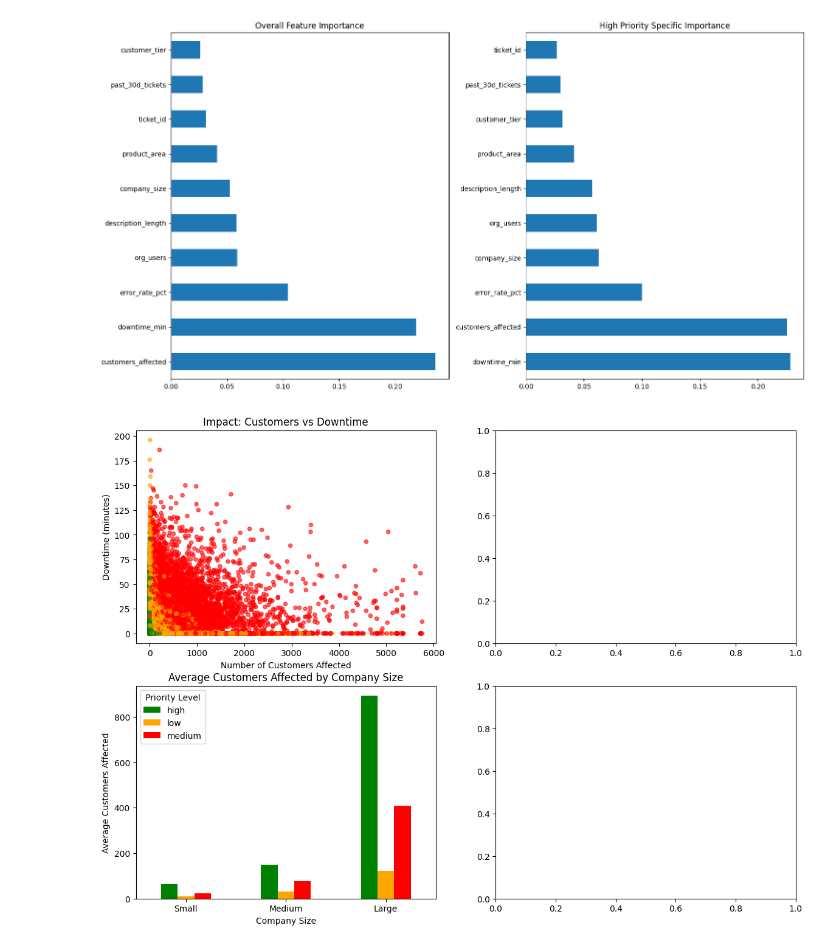
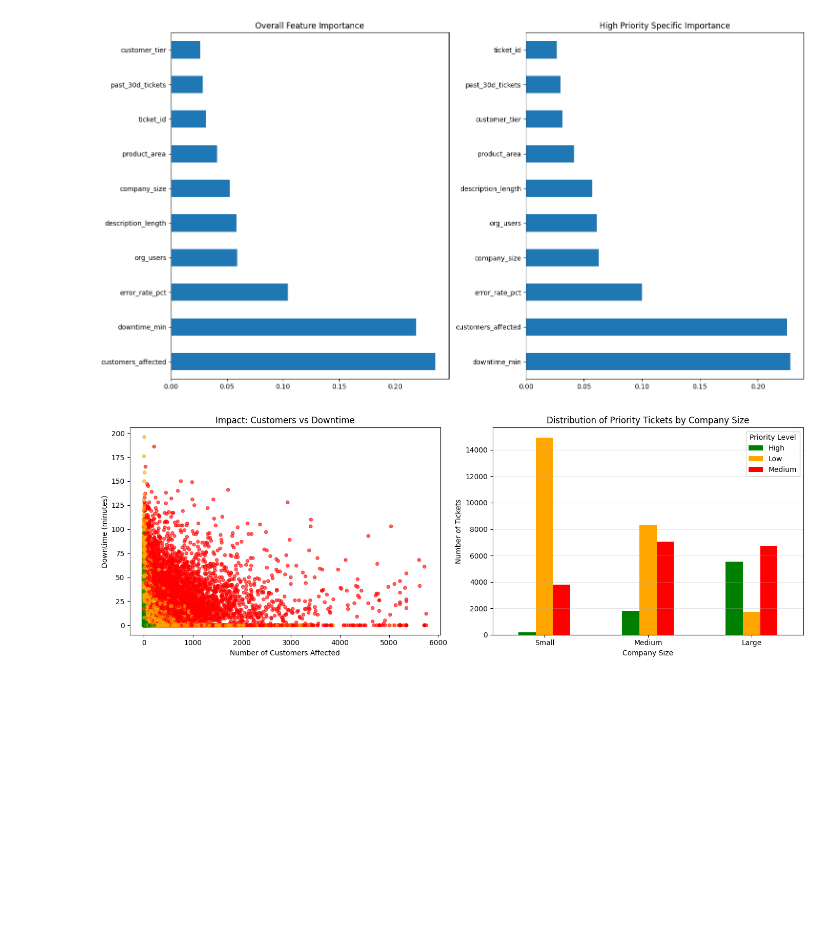
Before and after one commit to ShreeyaTadisina/shreeyatadisina.github.io, a Jupyter notebook: ITCS3162/project2/Priority_ticket.ipynb, the cells around one changed output. Saved outputs shown, nothing was run; the diff lists cells and outputs as text; code cells hidden in the pictures; blank space fills up the shorter version.

Commit message:
finished up graphs

```diff
--- a/ITCS3162/project2/Priority_ticket.ipynb
+++ b/ITCS3162/project2/Priority_ticket.ipynb
@@ -167,28 +160,34 @@ plt.show()
 # %% [output]
 [figure]
 # %%
-# Create a simple scatter plot with the most important features
-fig, ((ax1, ax2), (ax3, ax4)) = plt.subplots(2,2, figsize=(14, 10))
+# Create a single row with two subplots
+fig, (ax1, ax3) = plt.subplots(1, 2, figsize=(14, 5))
 
 # Color code by priority
 colors = {'low': 'green', 'medium': 'orange', 'high': 'red'}
 ticket_df['color'] = ticket_df['priority'].map(colors)
 
 # Plot 1: Customers affected vs Downtime
 ax1.scatter(ticket_df['customers_affected'], ticket_df['downtime_min'],
            c=ticket_df['color'], alpha=0.6, s=20)
 ax1.set_xlabel('Number of Customers Affected')
 ax1.set_ylabel('Downtime (minutes)')
 ax1.set_title('Impact: Customers vs Downtime')
 
-# Plot 3: Company size effect - Bar chart showing average impact
-size_priority_avg = ticket_df.groupby(['company_size', 'priority'])['customers_affected'].mean().unstack()
-size_priority_avg = size_priority_avg.reindex(['Small', 'Medium', 'Large'])  # Order by size
-size_priority_avg.plot(kind='bar', ax=ax3, color=['green', 'orange', 'red'])
-ax3.set_title('Average Customers Affected by Company Size')
+# Count how many tickets of each priority level exist for each company size
+size_priority_counts = ticket_df.groupby(['company_size', 'priority']).size().unstack(fill_value=0)
+size_priority_counts = size_priority_counts.reindex(['Small', 'Medium', 'Large'])  # Order by size
+
+# Create a grouped bar chart
+size_priority_counts.plot(kind='bar', ax=ax3, color=['green', 'orange', 'red'])
+ax3.set_title('Distribution of Priority Tickets by Company Size')
 ax3.set_xlabel('Company Size')
-ax3.set_ylabel('Average Customers Affected')
-ax3.legend(title='Priority Level')
+ax3.set_ylabel('Number of Tickets')
+ax3.legend(title='Priority Level', labels=['High', 'Low', 'Medium'])
 ax3.tick_params(axis='x', rotation=0)
+ax3.grid(axis='y', alpha=0.3)
+
+plt.tight_layout()
+plt.show()
 # %% [output]
-[figure, old version]
+[figure, new version]
```
Also changed, not shown: parts of 1 cell of this notebook, 3 other files.
